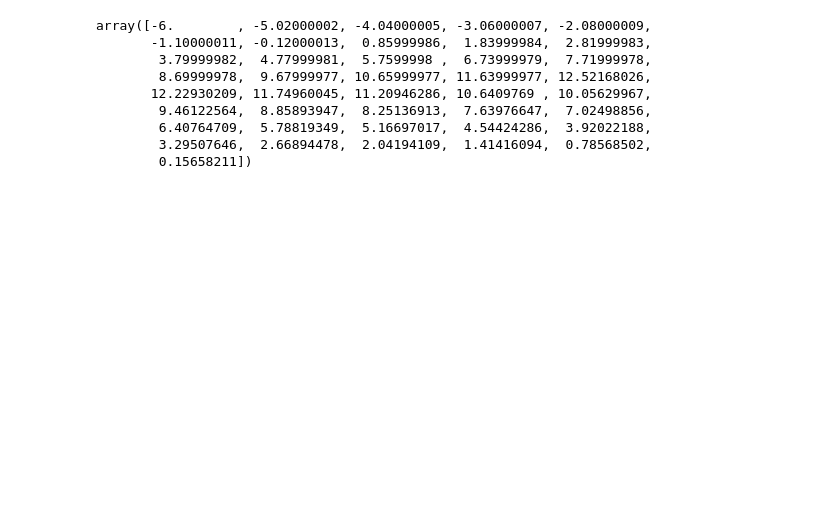
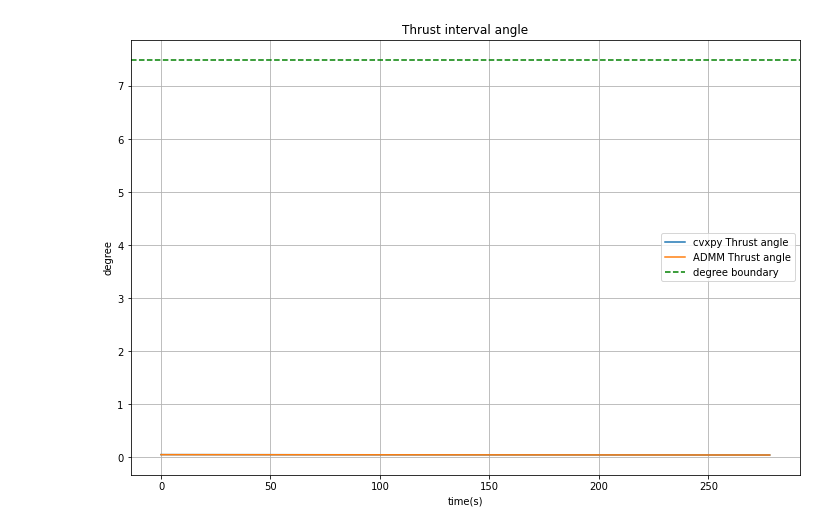
Before and after one commit to acsl-inha/drone_simulation, a Jupyter notebook: src/open_loop_thr_lower_bound_guidance.ipynb, the cells around one changed output. Saved outputs shown, nothing was run; the diff lists cells and outputs as text; code cells hidden in the pictures; blank space fills up the shorter version.

```diff
--- a/src/open_loop_thr_lower_bound_guidance.ipynb
+++ b/src/open_loop_thr_lower_bound_guidance.ipynb
@@ -527,12 +527,28 @@ plt.legend()
-# %%
-v_admm_consensus[2,:]
-# %% [output]
-array([-6.        , -5.02000002, -4.04000005, -3.06000007, -2.08000009,
-       -1.10000011, -0.12000013,  0.85999986,  1.83999984,  2.81999983,
-        3.79999982,  4.77999981,  5.7599998 ,  6.73999979,  7.71999978,
-        8.69999978,  9.67999977, 10.65999977, 11.63999977, 12.52168026,
-       12.22930209, 11.74960045, 11.20946286, 10.6409769 , 10.05629967,
-        9.46122564,  8.85893947,  8.25136913,  7.63976647,  7.02498856,
-        6.40764709,  5.78819349,  5.16697017,  4.54424286,  3.92022188,
-        3.29507646,  2.66894478,  2.04194109,  1.41416094,  0.78568502,
-        0.15658211])
+# %%
+step_prev_ADMM = thrust_ADMM_NED[:,:-1]
+thrust_prev_ADMM = thrust_ADMM[:-1]
+step_next_ADMM = thrust_ADMM_NED[:,1:]
+thrust_next_ADMM = thrust_ADMM[1:]
+
+inner_product = np.sum((step_prev_ADMM*step_next_ADMM),axis=0)
+radian_ADMM = np.arccos(inner_product/(thrust_prev_ADMM*thrust_next_ADMM))
+
+step_prev = u[:,:-1]
+thrust_prev = thrust[:-1]
+step_next = u[:,1:]
+thrust_next = thrust[1:]
+
+inner_product = np.sum((step_prev*step_next),axis=0)
+radian = np.arccos(inner_product/(thrust_prev*thrust_next))
+
+plt.figure(figsize=(12,8))
+plt.plot(radian*180/np.pi,label='cvxpy Thrust angle')
+plt.plot(radian_ADMM*180/np.pi,label='ADMM Thrust angle')
+plt.title('Thrust interval angle')
+plt.xlabel('time(s)')
+plt.ylabel('degree')
+plt.axhline(y=degree, color='g', linestyle='--',label='degree boundary')
+plt.legend()
+plt.grid()
+# %% [output]
+[figure, added]
```
Also changed, not shown: parts of 8 cells of this notebook, 1 other file.
